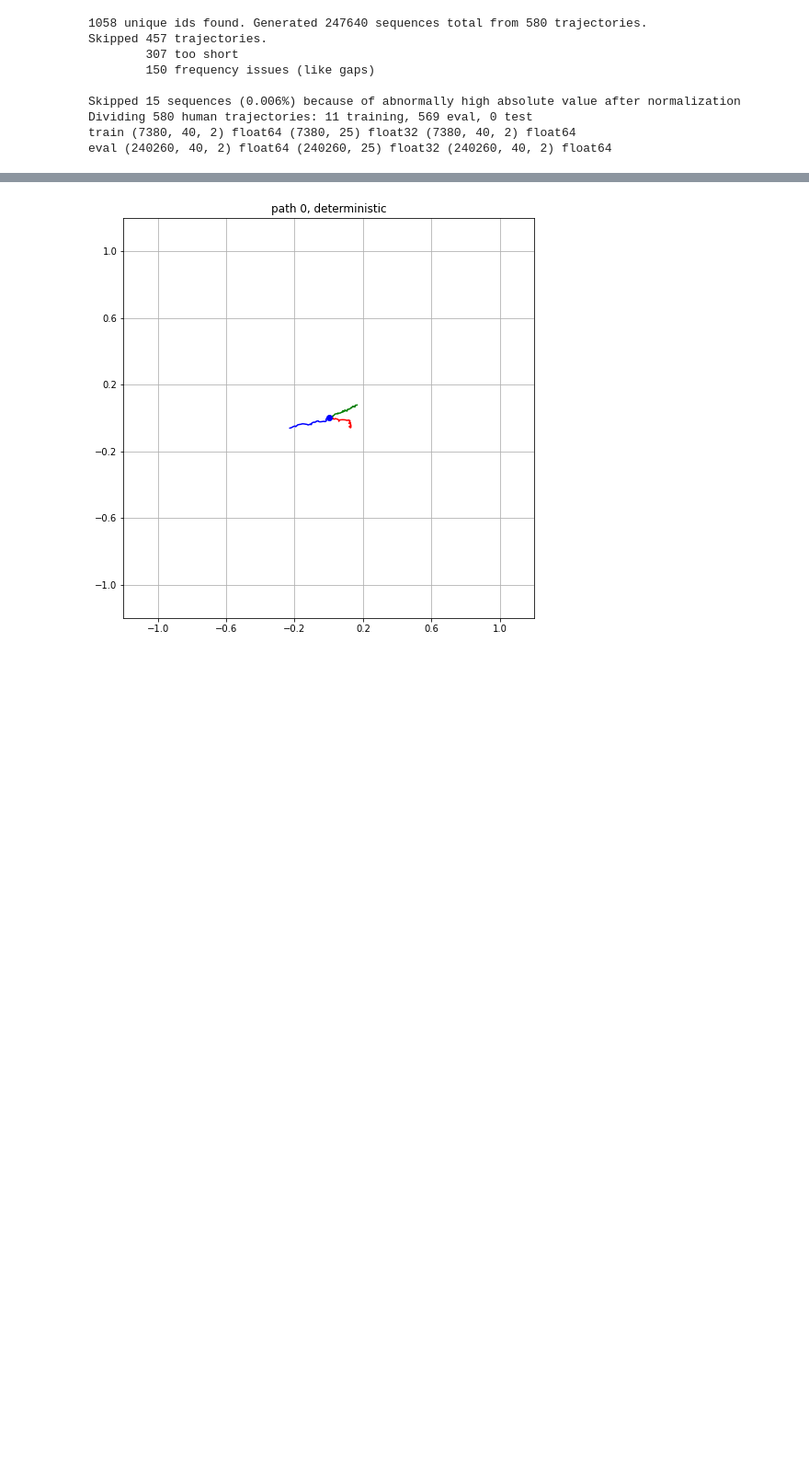
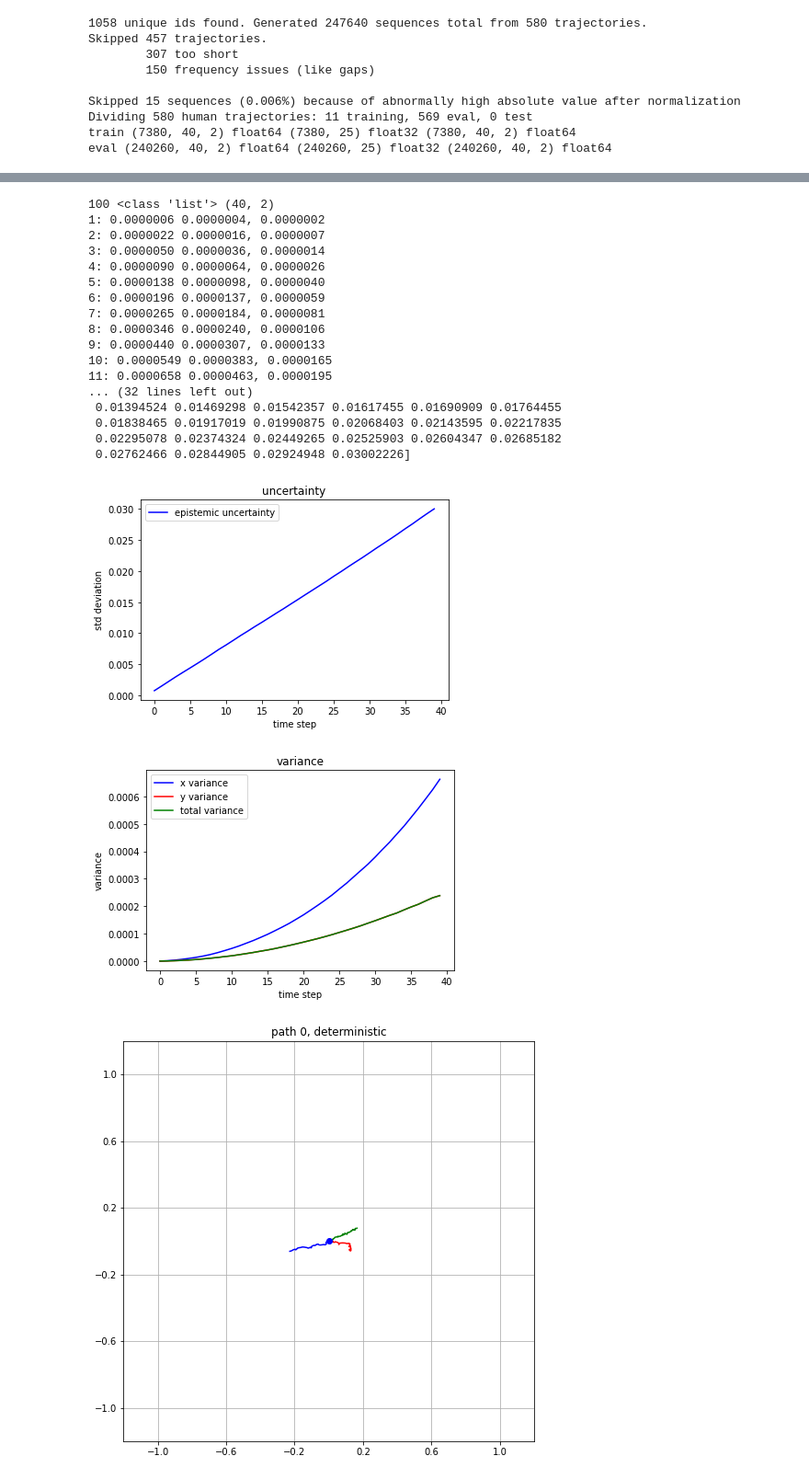
Before and after one commit to lintglitch/trajectory-prediction, a Jupyter notebook: example_output.ipynb, the cells around one changed output, grey strips where cells are left out. Shown at 92% size. Drawn from its saved outputs; the diff is of its cells as text; code cells hidden in the pictures; blank space fills up the shorter version.

Commit message:
Epistemic uncertainty

```diff
--- a/example_output.ipynb
+++ b/example_output.ipynb
@@ -50,0 +73,2 @@ visualization.draw_path_batch(x=eval_data[0], ground_truth=eval_data[2], predict
+# %%
+predictions = m.prediction_sampling(eval_data[0][0], samples=100)
@@ -51,3 +93,73 @@ visualization.draw_path_batch(x=eval_data[0], ground_truth=eval_data[2], predict
+# %%
+import numpy as np
+
+print(len(predictions), type(predictions), predictions[0].shape)
+
+# convert list into single numpy matrix: (sample, time_step, x/y)
+unified = np.array(predictions)
+output_time_steps = unified.shape[1]
+
+arr_x_var = []
+arr_y_var = []
+arr_total_var = []
+for time_step in range(output_time_steps):
+    # calculate variances for x and y for every time step
+    x_var = unified[:, time_step, 0].var()
+    y_var = unified[:, time_step, 1].var()
+
+    # since x and y are independent random variables, just sum them to get the total
+    total_var = x_var + y_var
+
+    arr_x_var.append(x_var)
+    arr_y_var.append(y_var)
+    arr_total_var.append(total_var)
+
+    print(f"{time_step+1}: {total_var:.7f} {x_var:.7f}, {y_var:.7f}")
+
+arr_total_std = np.sqrt(arr_total_var)
+print(arr_total_std)
+
+import matplotlib.pyplot as plt
+
+# std
+fig, ax = plt.subplots()
+plt.title('uncertainty')
+plt.xlabel('time step')
+plt.ylabel('std deviation')
+plt.plot(arr_total_std, 'b', label='epistemic uncertainty')
+ax.legend()
+plt.show()
+
+# variances
+fig, ax = plt.subplots()
+plt.title('variance')
+plt.xlabel('time step')
+plt.ylabel('variance')
+plt.plot(arr_x_var, 'b', label='x variance')
+plt.plot(arr_y_var, 'r', label='y variance')
+plt.plot(arr_y_var, 'g', label='total variance')
+ax.legend()
+plt.show()
+# %% [output]
+100 <class 'list'> (40, 2)
+1: 0.0000006 0.0000004, 0.0000002
+2: 0.0000022 0.0000016, 0.0000007
+3: 0.0000050 0.0000036, 0.0000014
+4: 0.0000090 0.0000064, 0.0000026
+5: 0.0000138 0.0000098, 0.0000040
+6: 0.0000196 0.0000137, 0.0000059
+7: 0.0000265 0.0000184, 0.0000081
+8: 0.0000346 0.0000240, 0.0000106
+9: 0.0000440 0.0000307, 0.0000133
+10: 0.0000549 0.0000383, 0.0000165
+11: 0.0000658 0.0000463, 0.0000195
+... (32 lines left out)
+ 0.01394524 0.01469298 0.01542357 0.01617455 0.01690909 0.01764455
+ 0.01838465 0.01917019 0.01990875 0.02068403 0.02143595 0.02217835
+ 0.02295078 0.02374324 0.02449265 0.02525903 0.02604347 0.02685182
+ 0.02762466 0.02844905 0.02924948 0.03002226]
+[figure, added]
+[figure, added]
 # %%
 N = 0
 multiplier = 200
```
Also changed, not shown: parts of 3 cells of this notebook, 2 other files.
